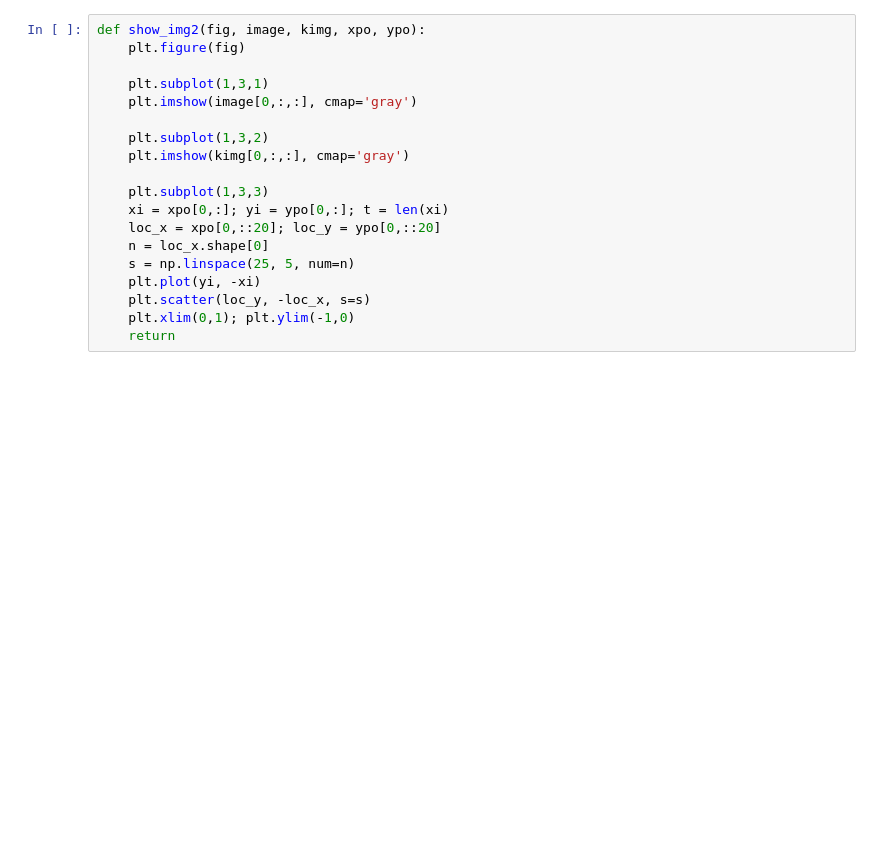
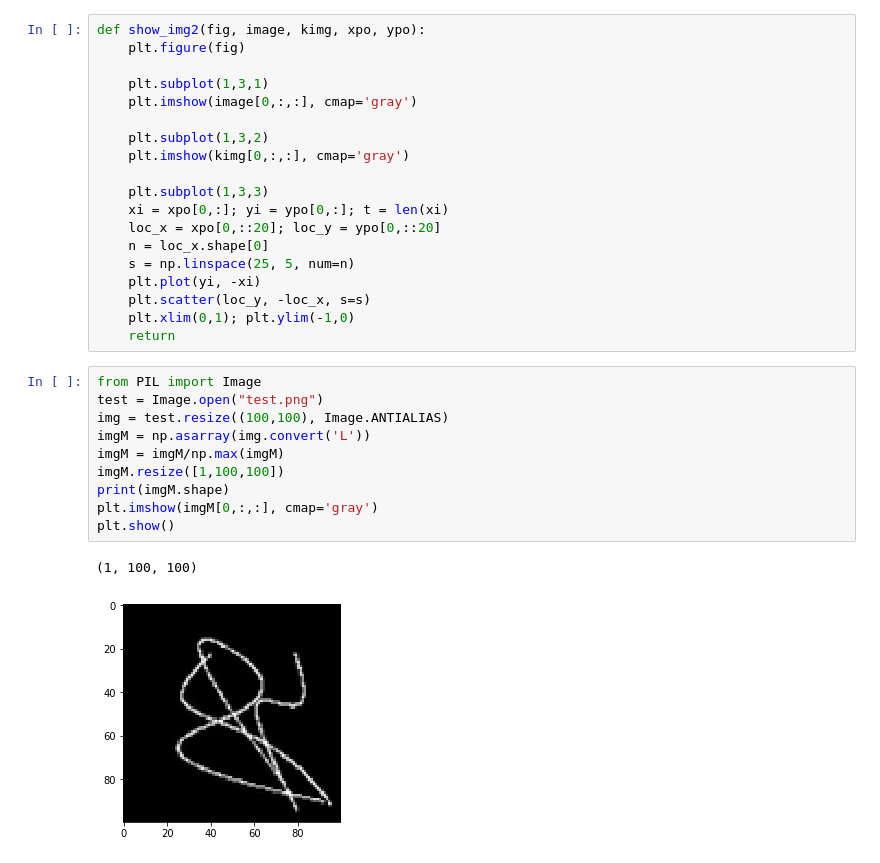
Before and after one commit to bhtang127/curve_fitting, a Jupyter notebook: less_parameters_unsupervise.ipynb, the cells around one changed output. Drawn from its saved outputs; the diff is of its cells as text; blank space fills up the shorter version.

```diff
--- a/less_parameters_unsupervise.ipynb
+++ b/less_parameters_unsupervise.ipynb
@@ -453,4 +448,17 @@ def show_img2(fig, image, kimg, xpo, ypo):
     plt.scatter(loc_y, -loc_x, s=s)
     plt.xlim(0,1); plt.ylim(-1,0)
     return
+# %%
+from PIL import Image
+test = Image.open("test.png")
+img = test.resize((100,100), Image.ANTIALIAS)
+imgM = np.asarray(img.convert('L'))
+imgM = imgM/np.max(imgM)
+imgM.resize([1,100,100])
+print(imgM.shape)
+plt.imshow(imgM[0,:,:], cmap='gray')
+plt.show()
+# %% [output]
+(1, 100, 100)
+[figure, added]
 # %%
```
Also changed, not shown: parts of 7 cells of this notebook, 26 other files.
